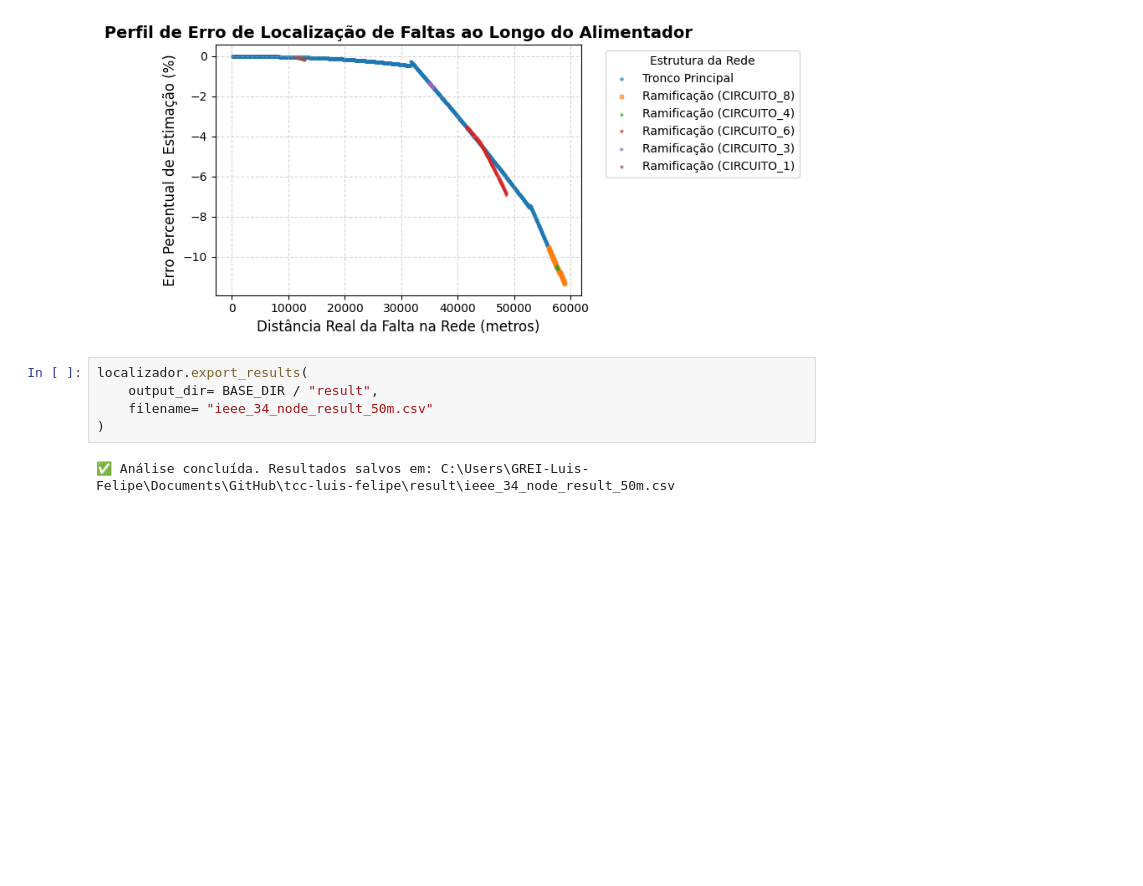
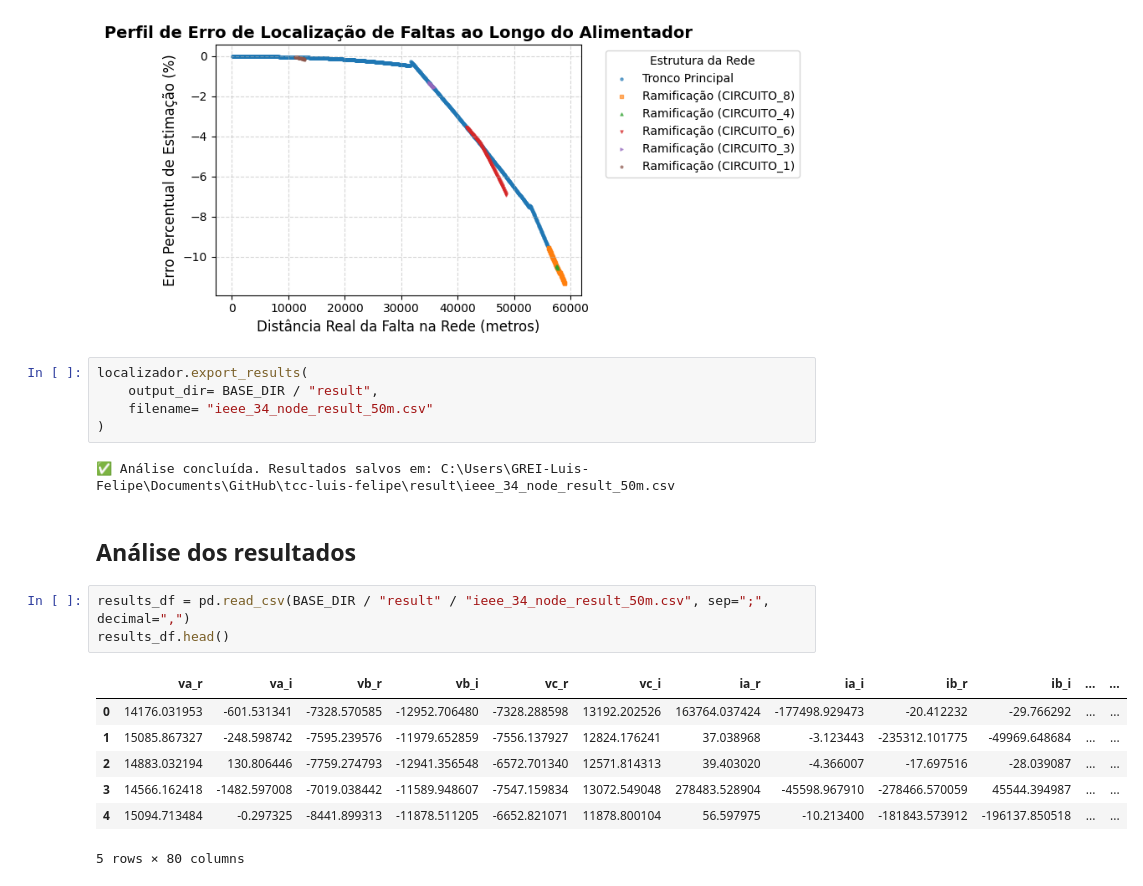
Before and after one commit to LuisFelipeCSouza/tcc-luis-felipe, a Jupyter notebook: notebooks/ieee-34-node.ipynb, the cells around one changed output. Cells and saved outputs as stored; diff of their text form; blank space fills up the shorter version.

```diff
--- a/notebooks/ieee-34-node.ipynb
+++ b/notebooks/ieee-34-node.ipynb
@@ -216,3 +220,16 @@ localizador.export_results(
 )
 # %% [output]
 ✅ Análise concluída. Resultados salvos em: C:\Users\GREI-Luis-Felipe\Documents\GitHub\tcc-luis-felipe\result\ieee_34_node_result_50m.csv
+# %% [markdown]
+## Análise dos resultados
+# %%
+results_df = pd.read_csv(BASE_DIR / "result" / "ieee_34_node_result_50m.csv", sep=";", decimal=",")
+results_df.head()
+# %% [output]
+|  | va_r | va_i | vb_r | vb_i | vc_r | vc_i | ia_r | ia_i | ib_r | ib_i | ... | ... |
+| 0 | 14176.031953 | -601.531341 | -7328.570585 | -12952.706480 | -7328.288598 | 13192.202526 | 163764.037424 | -177498.929473 | -20.412232 | -29.766292 | ... | ... |
+| 1 | 15085.867327 | -248.598742 | -7595.239576 | -11979.652859 | -7556.137927 | 12824.176241 | 37.038968 | -3.123443 | -235312.101775 | -49969.648684 | ... | ... |
+| 2 | 14883.032194 | 130.806446 | -7759.274793 | -12941.356548 | -6572.701340 | 12571.814313 | 39.403020 | -4.366007 | -17.697516 | -28.039087 | ... | ... |
+| 3 | 14566.162418 | -1482.597008 | -7019.038442 | -11589.948607 | -7547.159834 | 13072.549048 | 278483.528904 | -45598.967910 | -278466.570059 | 45544.394987 | ... | ... |
+| 4 | 15094.713484 | -0.297325 | -8441.899313 | -11878.511205 | -6652.821071 | 11878.800104 | 56.597975 | -10.213400 | -181843.573912 | -196137.850518 | ... | ... |
+5 rows × 80 columns
```
Also changed, not shown: parts of 8 cells of this notebook.
